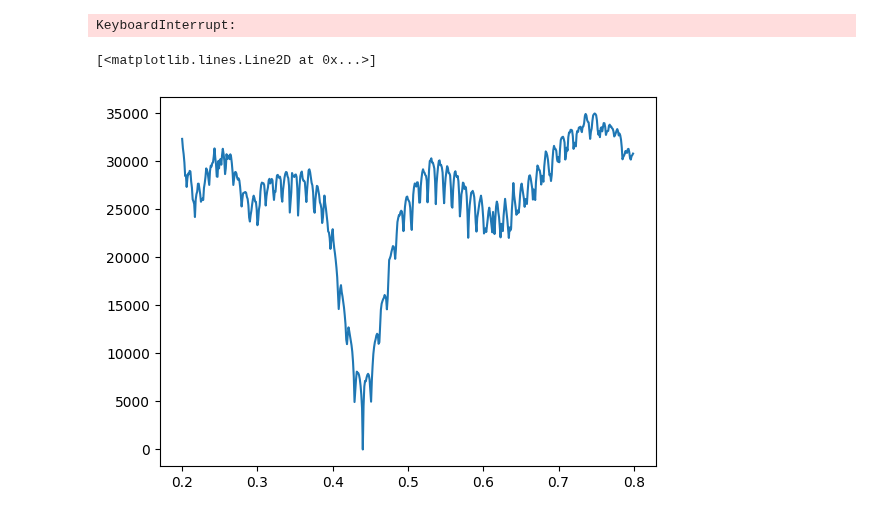
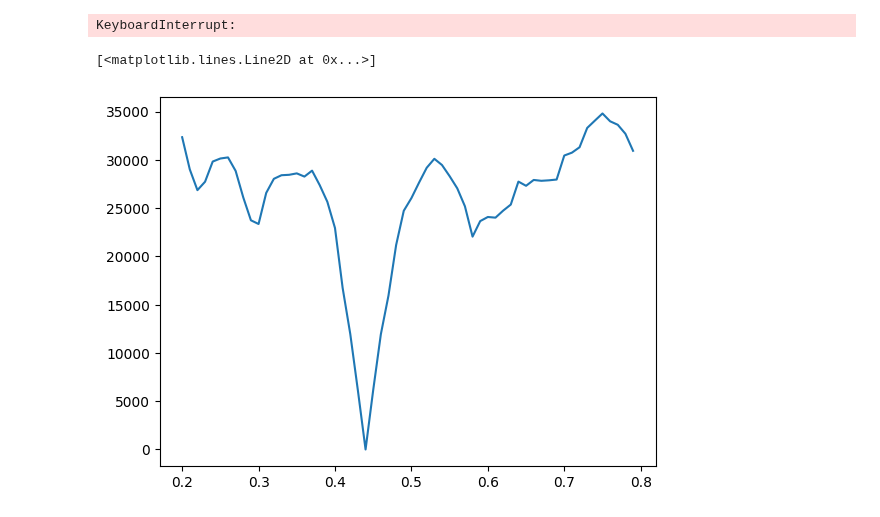
Before and after one commit to Wint3rmute/luthier, a Jupyter notebook: prototyping.ipynb, the cells around one changed output. Drawn from its saved outputs; the diff is of its cells as text; code cells hidden in the pictures.

```diff
--- a/prototyping.ipynb
+++ b/prototyping.ipynb
@@ -216,22 +216,22 @@ for mod_index, mod_strength in enumerate(mod_strengths):
 
 plt.plot( mod_strengths, results )
 # %%
-mod_freqs = [ a/1000 for a in range(200, 800, 1) ]
+mod_freqs = [ a/1000 for a in range(200, 800, 10) ]
 
 results = []
 
 from multiprocessing import Pool
 
 def get_distance_variable_mod_freq(freq):
     graph, _, _ = make_simple_fm(freq, 1.0)
     generated_audio = graph.play(SAMPLE_RATE)
     dist = target_audio.mfcc_distance(generated_audio)
     return dist
 
 with Pool() as p:
     results = list(tqdm(p.imap(f, mod_freqs), total=len(mod_freqs)))
 
 plt.plot( mod_freqs, results )
 # %% [output]
 [<matplotlib.lines.Line2D at 0x...>]
-[figure, old version]
+[figure, new version]
```
